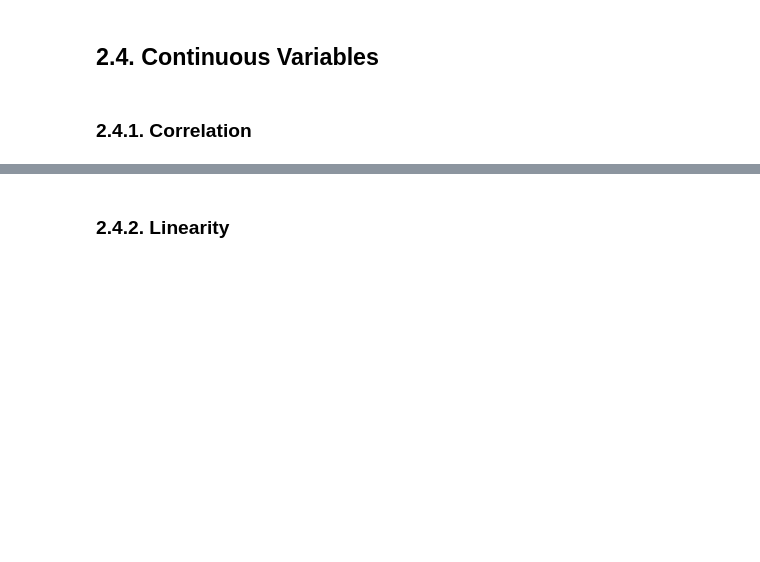
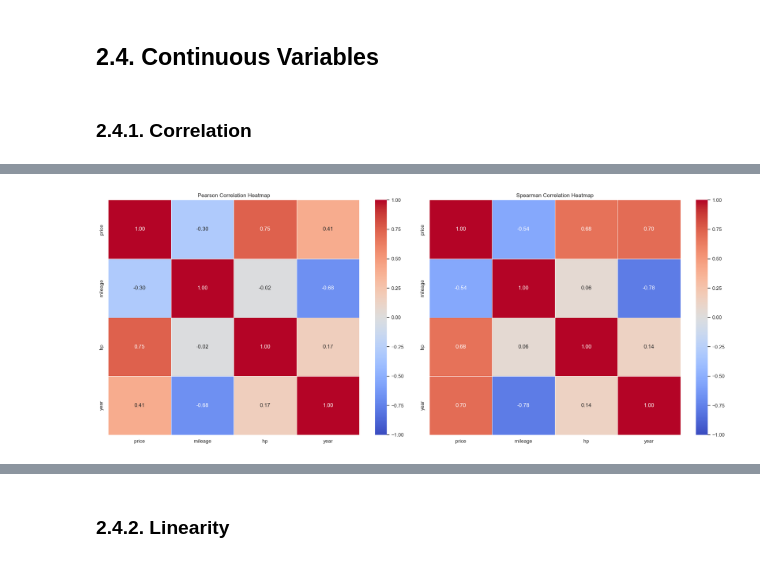
Before and after one commit to JAlbertOfficial/autoscout24-car-price-prediction, a Jupyter notebook: notebooks/1.0-ja-initial-data-exploration.ipynb, the cells around one changed output, grey strips where cells are left out. Saved outputs shown, nothing was run; the diff lists cells and outputs as text; code cells hidden in the pictures; blank space fills up the shorter version.

Commit message:
docs: add code and documentation for displaying pearson and spearman correlations between numeric variables with heatmaps

```diff
--- a/notebooks/1.0-ja-initial-data-exploration.ipynb
+++ b/notebooks/1.0-ja-initial-data-exploration.ipynb
@@ -466,0 +469,24 @@ New cars are priced significantly higher than other offer types, while used cars
+# %%
+# Select the numerical variables
+numerical_columns = ['price', 'mileage', 'hp', 'year']
+
+# Create a correlation matrix including numerical and ordinal variables
+pearson_correlation_matrix = df_raw[numerical_columns].corr(method='pearson')
+spearman_correlation_matrix = df_raw[numerical_columns].corr(method='spearman')
+
+# Set up the matplotlib figure
+fig, axes = plt.subplots(1, 2, figsize=(20, 8))
+
+# Create heatmaps using seaborn for Pearson and Spearman correlations
+sns.heatmap(pearson_correlation_matrix, ax=axes[0], annot=True, cmap='coolwarm', fmt='.2f', linewidths=.5, vmin=-1, vmax=1)
+sns.heatmap(spearman_correlation_matrix, ax=axes[1], annot=True, cmap='coolwarm', fmt='.2f', linewidths=.5, vmin=-1, vmax=1)
+
+# Set titles for each plot
+axes[0].set_title('Pearson Correlation Heatmap')
+axes[1].set_title('Spearman Correlation Heatmap')
+
+# Show the plot
+plt.tight_layout()
+plt.show()
+# %% [output]
+[figure, added]
```
Also changed, not shown: parts of 2 cells of this notebook.
